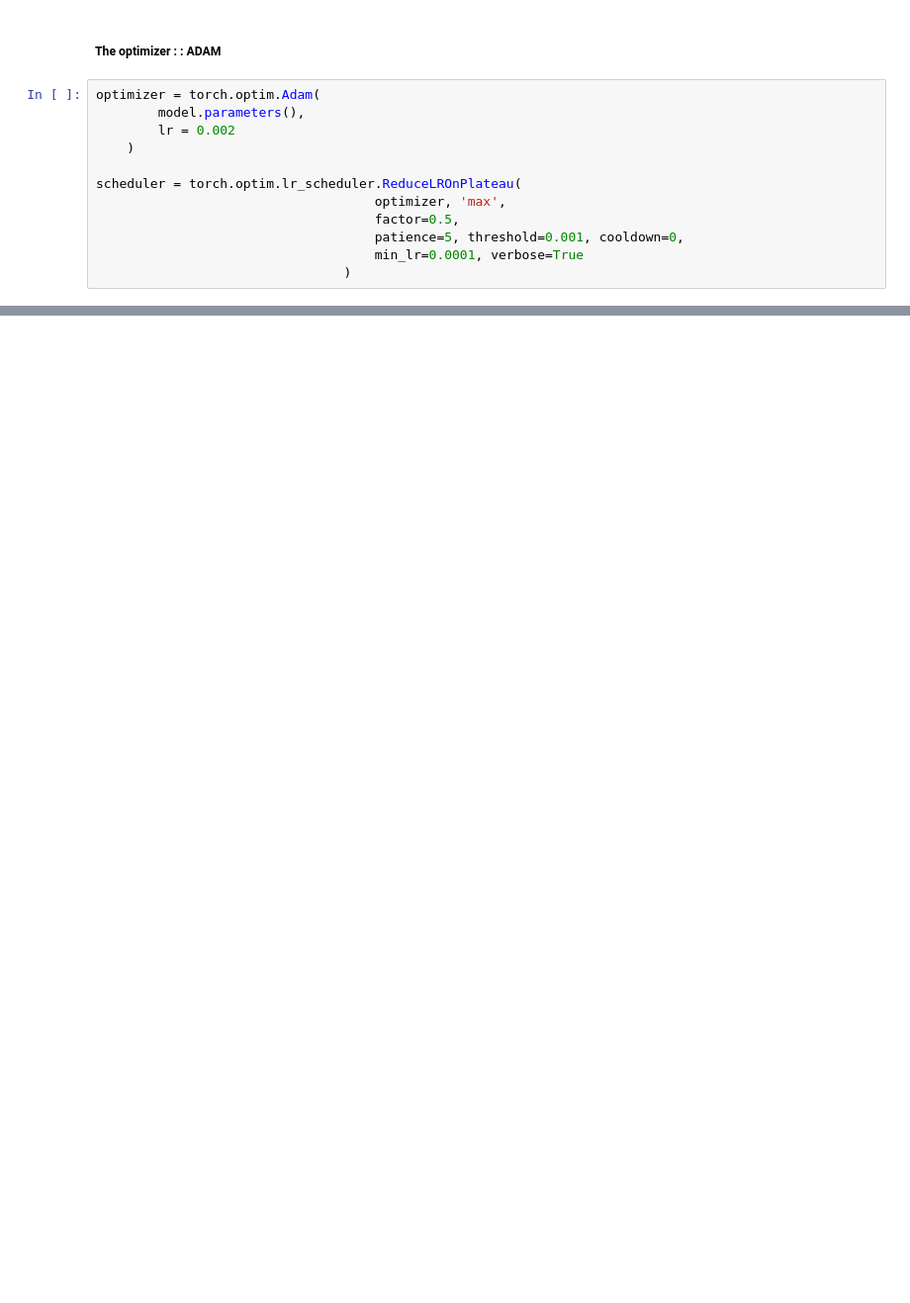
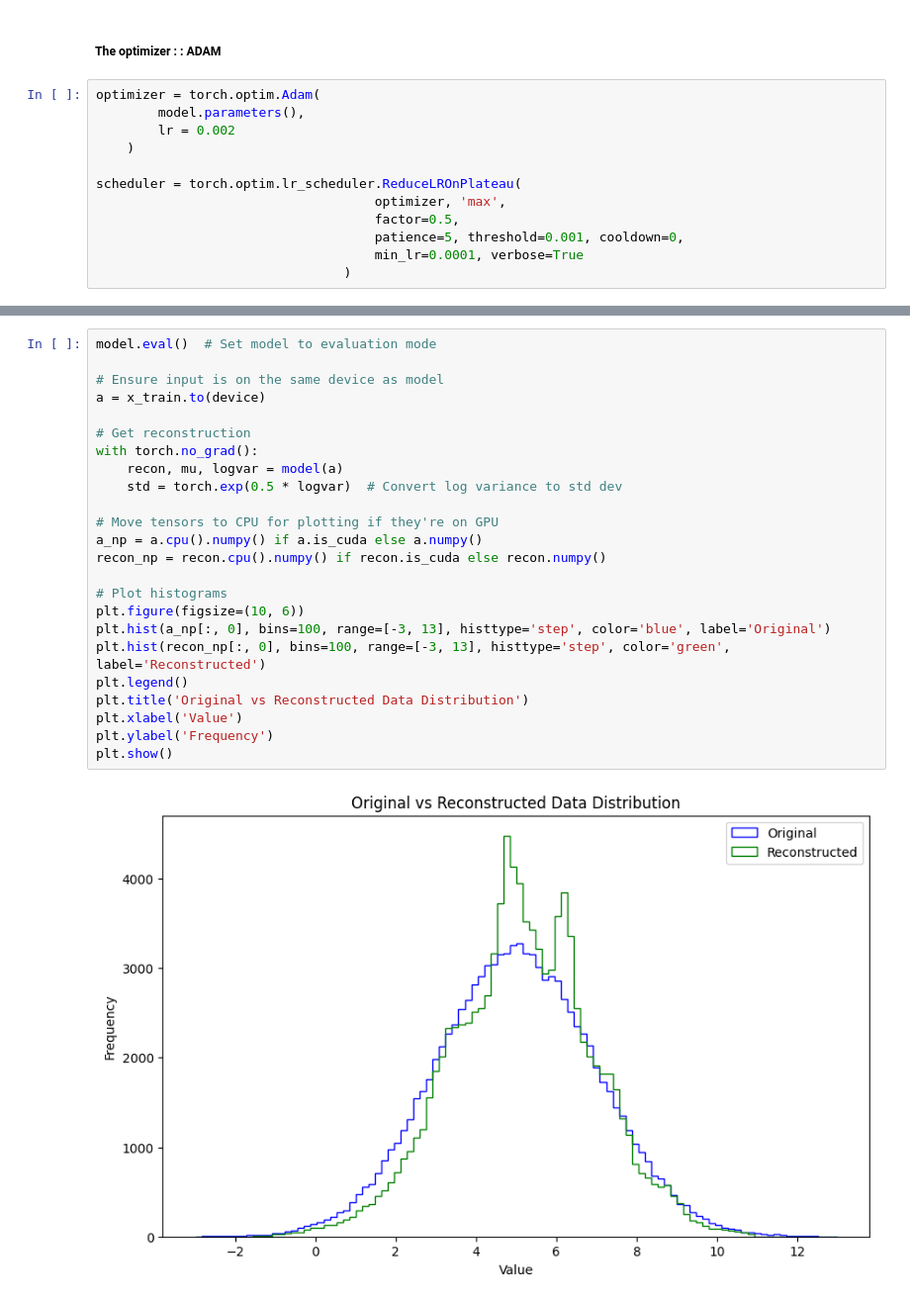
Before and after one commit to vinimetric/river, a Jupyter notebook: MLMesonsRECO/VAE_G_Studies.ipynb, the cells around one changed output, grey strips where cells are left out. Shown at 99% size. Cells and saved outputs as stored; diff of their text form; blank space fills up the shorter version.

```diff
--- a/MLMesonsRECO/VAE_G_Studies.ipynb
+++ b/MLMesonsRECO/VAE_G_Studies.ipynb
@@ -174,0 +236,26 @@ RuntimeError: mat1 and mat2 shapes cannot be multiplied (100x2 and 32x16)
+# %%
+model.eval()  # Set model to evaluation mode
+
+# Ensure input is on the same device as model
+a = x_train.to(device)
+
+# Get reconstruction
+with torch.no_grad():
+    recon, mu, logvar = model(a)
+    std = torch.exp(0.5 * logvar)  # Convert log variance to std dev
+
+# Move tensors to CPU for plotting if they're on GPU
+a_np = a.cpu().numpy() if a.is_cuda else a.numpy()
+recon_np = recon.cpu().numpy() if recon.is_cuda else recon.numpy()
+
+# Plot histograms
+plt.figure(figsize=(10, 6))
+plt.hist(a_np[:, 0], bins=100, range=[-3, 13], histtype='step', color='blue', label='Original')
+plt.hist(recon_np[:, 0], bins=100, range=[-3, 13], histtype='step', color='green', label='Reconstructed')
+plt.legend()
+plt.title('Original vs Reconstructed Data Distribution')
+plt.xlabel('Value')
+plt.ylabel('Frequency')
+plt.show()
+# %% [output]
+[figure, added]
```
Also changed, not shown: parts of 9 cells of this notebook, 4 other files.
